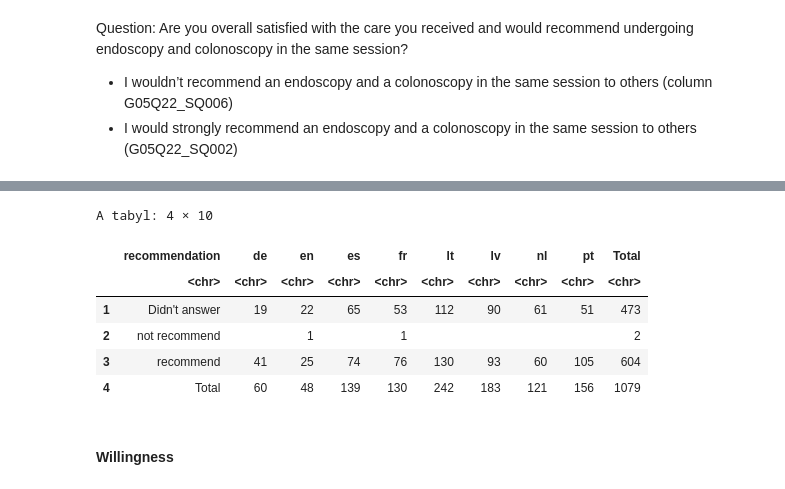
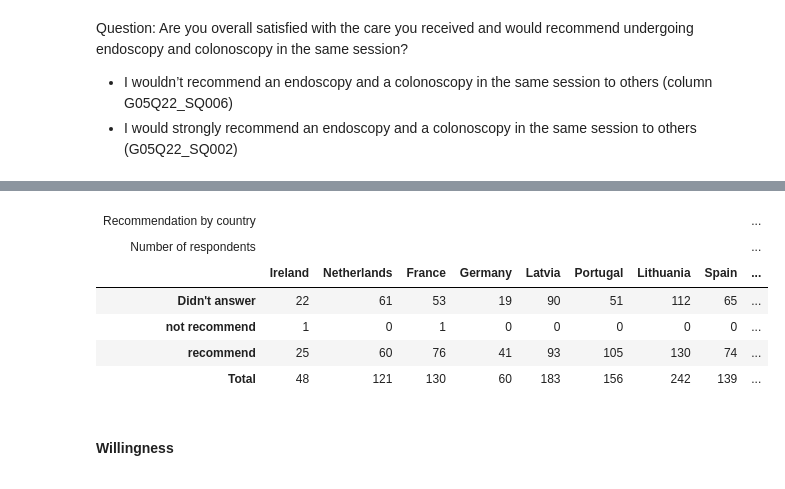
Before and after one commit to omesalles/togas, a Jupyter notebook: scripts/three-way-table-for-outcomes.ipynb, the cells around one changed output, grey strips where cells are left out. Cells and saved outputs as stored; diff of their text form; code cells hidden in the pictures.

```diff
--- a/scripts/three-way-table-for-outcomes.ipynb
+++ b/scripts/three-way-table-for-outcomes.ipynb
@@ -340,10 +231,8 @@ With regards the interactions, of the 406 that answered the three aspects:
 # %% [markdown]
 ### Participation
 # %%
-df2 = haven::read_sav("../data/Pilot2.sav")
+df2 = haven::read_sav("../data/Pilot2.sav") |>add_country(2) |> add_participation() |> add_willingness(2) |> add_recommendation(2) |> add_satisfaction(2)
 # %%
-df2 <- add_participation(df2)
-df2 |>
-      janitor::tabyl(participation, startlanguage) |>
-      janitor::adorn_totals(c("row", "col"))
+gt_table = gt_two_way(df2, "participation",the_title = "Participation by country")
+IRdisplay::display_html(gt::as_raw_html(gt_table))
 # %% [output]
@@ -371,21 +262,17 @@ A tibble: 1 × 88
 | id | submitdate | lastpage | startlanguage | seed | startdate | datestamp | G01Q01 | G01Q02 | G00Q26 | ... |
 | <dbl> | <dttm> | <dbl> | <chr> | <dbl> | <dttm> | <dttm> | <chr+lbl> | <chr+lbl> | <chr+lbl> | ... |
 | 67 | 2025-07-24 14:03:32 | 6 | fr | 216412101 | 2025-07-24 14:00:03 | 2025-07-24 14:03:32 | AO01 | AO01 | AO01 | ... |
-# %%
-df2 = df2 |> add_recommendation(2)
 # %%
-df2 |>
-      janitor::tabyl(recommendation, startlanguage) |>
-      janitor::adorn_totals(c("row", "col")) |>
-      dplyr::mutate(across(where(is.numeric), ~ ifelse(.x == 0, "", as.character(.x))))
+gt_table = gt_two_way(df2, "recommendation",the_title = "Recommendation by country")
+IRdisplay::display_html(gt::as_raw_html(gt_table))
 # %% [output]
-A tabyl: 4 × 10
-|  | recommendation | de | en | es | fr | lt | lv | nl | pt | Total |
-|  | <chr> | <chr> | <chr> | <chr> | <chr> | <chr> | <chr> | <chr> | <chr> | <chr> |
-| 1 | Didn't answer | 19 | 22 | 65 | 53 | 112 | 90 | 61 | 51 | 473 |
-| 2 | not recommend |  | 1 |  | 1 |  |  |  |  | 2 |
-| 3 | recommend | 41 | 25 | 74 | 76 | 130 | 93 | 60 | 105 | 604 |
-| 4 | Total | 60 | 48 | 139 | 130 | 242 | 183 | 121 | 156 | 1079 |
+| Recommendation by country |  |  |  |  |  |  |  |  | ... |
+| Number of respondents |  |  |  |  |  |  |  |  | ... |
+|  | Ireland | Netherlands | France | Germany | Latvia | Portugal | Lithuania | Spain | ... |
+| Didn't answer | 22 | 61 | 53 | 19 | 90 | 51 | 112 | 65 | ... |
+| not recommend | 1 | 0 | 1 | 0 | 0 | 0 | 0 | 0 | ... |
+| recommend | 25 | 60 | 76 | 41 | 93 | 105 | 130 | 74 | ... |
+| Total | 48 | 121 | 130 | 60 | 183 | 156 | 242 | 139 | ... |
 # %% [markdown]
 #### Willingness
 # %% [markdown]
```
Also changed, not shown: parts of 45 cells of this notebook.
